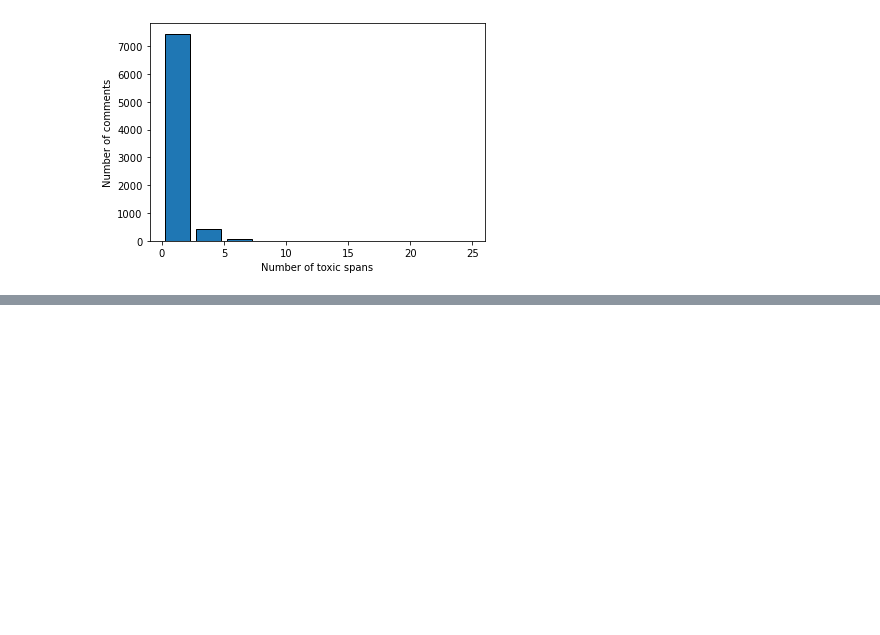
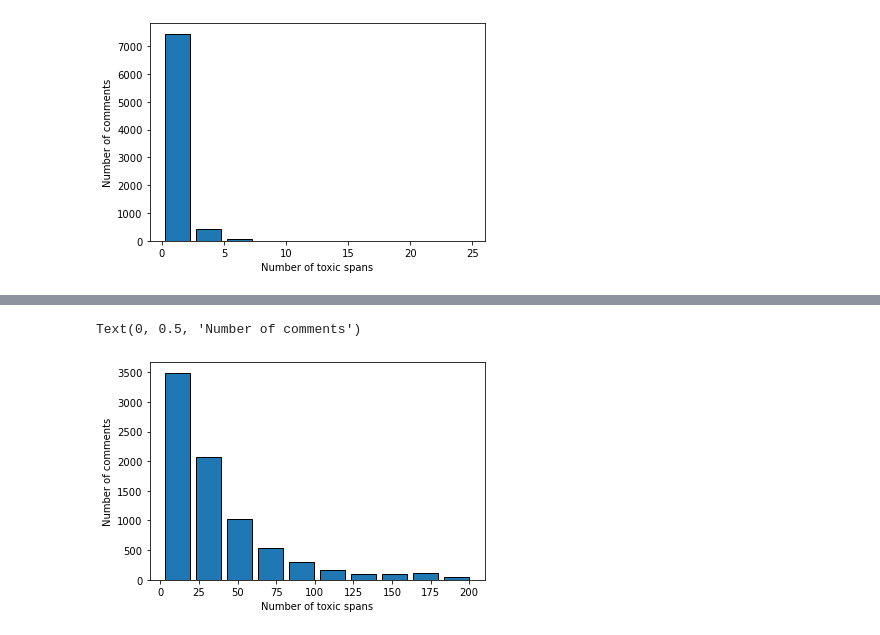
Before and after one commit to KaishuoWang/Toxic-Span-Detection, a Jupyter notebook: explore_data.ipynb, the cells around one changed output, grey strips where cells are left out. Cells and saved outputs as stored; diff of their text form; code cells hidden in the pictures; blank space fills up the shorter version.

```diff
--- a/explore_data.ipynb
+++ b/explore_data.ipynb
@@ -93,11 +77,3 @@ tsd_train.head(10)
 | 7 | [0, 1, 2, 3] | dumb |
 | 8 | [49, 50, 51, 52, 53, 54, 147, 148... | obamacare is on it s last gasping... |
 | 9 | [32, 33, 34, 35, 36, 37, 38, 39] | crooked trump guilty as hell path... |
-# %%
-toxic_token = []
-for index, row in tsd_train.iterrows():
-    toxic_words = find_toxic_words(row['spans'], row['text'])
-    toxic_token.append(toxic_words)
-tsd_train['toxic_token'] = toxic_token
-
-tsd_train.head(10)
@@ -143,0 +206,3 @@ Text(0, 0.5, 'Number of comments')
+# %%
+len_comment = tsd_train['sequence'].apply(len)
+len_comment.value_counts(normalize=True, sort=True)
@@ -143,0 +222,11 @@ Text(0, 0.5, 'Number of comments')
+# %%
+%matplotlib inline
+
+fig, ax = plt.subplots()
+ax.hist(len_comment, density=False, edgecolor='k', rwidth=0.8)  # density=False would make counts
+
+plt.xlabel('Number of toxic spans')
+plt.ylabel('Number of comments')
+# %% [output]
+Text(0, 0.5, 'Number of comments')
+[figure, added]
```
Also changed, not shown: parts of 11 cells of this notebook.
